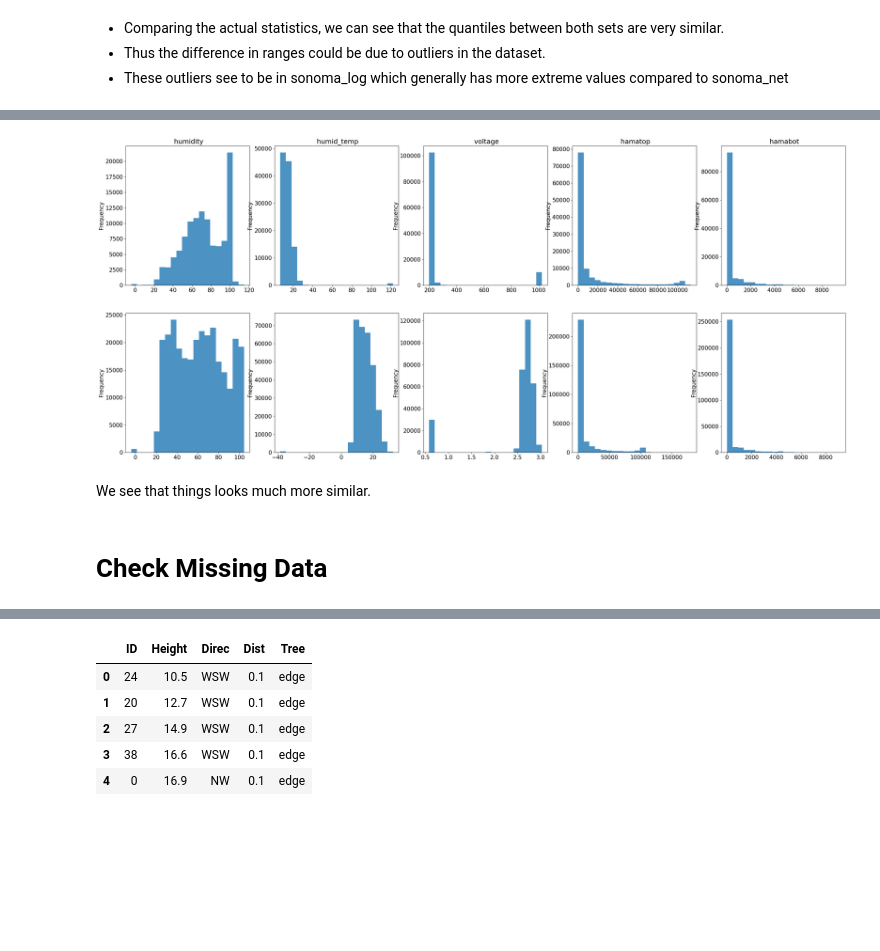
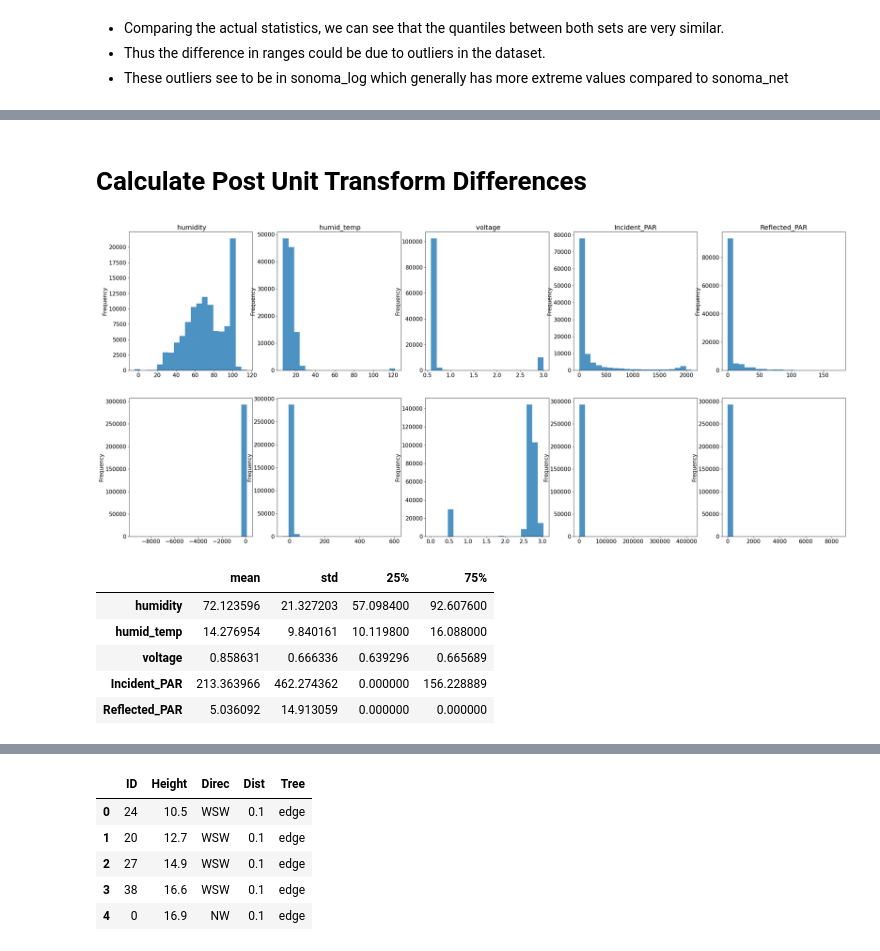
Before and after one commit to WHITSNAK/sta521_proj1, a Jupyter notebook: Data Cleaning Tzehong.ipynb, the cells around one changed output, grey strips where cells are left out. Cells and saved outputs as stored; diff of their text form; code cells hidden in the pictures; blank space fills up the shorter version.

```diff
--- a/Data Cleaning Tzehong.ipynb
+++ b/Data Cleaning Tzehong.ipynb
@@ -196,0 +184,6 @@ Redoing Histograms:
+# %%
+sonoma_net['Incident_PAR'] = sonoma_net[' hamatop']/54
+sonoma_net['Reflected_PAR'] = sonoma_net[' hamabot']/54
+
+sonoma_log['Incident_PAR'] = sonoma_log[' hamatop']/54
+sonoma_log['Reflected_PAR'] = sonoma_log[' hamabot']/54
@@ -196,0 +197,6 @@ Redoing Histograms:
+# %%
+resolution_of_adc = np.max(sonoma_net[' voltage'])
+max_voltage = np.max(sonoma_log[' voltage'])
+
+sonoma_net[' voltage'] = sonoma_net[' voltage'].apply(lambda x: x/(resolution_of_adc/3))
+sonoma_net[' voltage'].hist()
@@ -197,11 +206,18 @@ Redoing Histograms:
+# %% [markdown]
+# Calculate Post Unit Transform Differences
 # %%
+import matplotlib.pyplot as plt
+plt.rcParams.update({'font.size': 15})
+%matplotlib inline
+
+variable_list = [' humidity',
+                 ' humid_temp', ' voltage', 'Incident_PAR', 'Reflected_PAR']
+
 fig, ax = plt.subplots(2,5, figsize=(35,15))
 for i,var in enumerate(variable_list):
 
     sonoma_net[var].plot.hist(ax=ax[0,i], alpha=0.8, color='tab:blue',bins=20)
-    sonoma_log_no_outlier[var].plot.hist(ax=ax[1,i], alpha=0.8, color='tab:blue',bins=20)
+    sonoma_log[var].plot.hist(ax=ax[1,i], alpha=0.8, color='tab:blue',bins=20)
     ax[0,i].set_title(var)
 # %% [output]
-[figure, old version]
+[figure, new version]
-# %% [markdown]
-We see that things looks much more similar.
@@ -210,2 +224,9 @@ import seaborn as sns
-# %% [markdown]
-# Check Missing Data
+# %%
+sonoma_net[variable_list].describe().loc[['mean','std','25%','75%']].T
+# %% [output]
+|  | mean | std | 25% | 75% |
+| humidity | 72.123596 | 21.327203 | 57.098400 | 92.607600 |
+| humid_temp | 14.276954 | 9.840161 | 10.119800 | 16.088000 |
+| voltage | 0.858631 | 0.666336 | 0.639296 | 0.665689 |
+| Incident_PAR | 213.363966 | 462.274362 | 0.000000 | 156.228889 |
+| Reflected_PAR | 5.036092 | 14.913059 | 0.000000 | 0.000000 |
```
Also changed, not shown: parts of 75 cells of this notebook, 2 other files.
